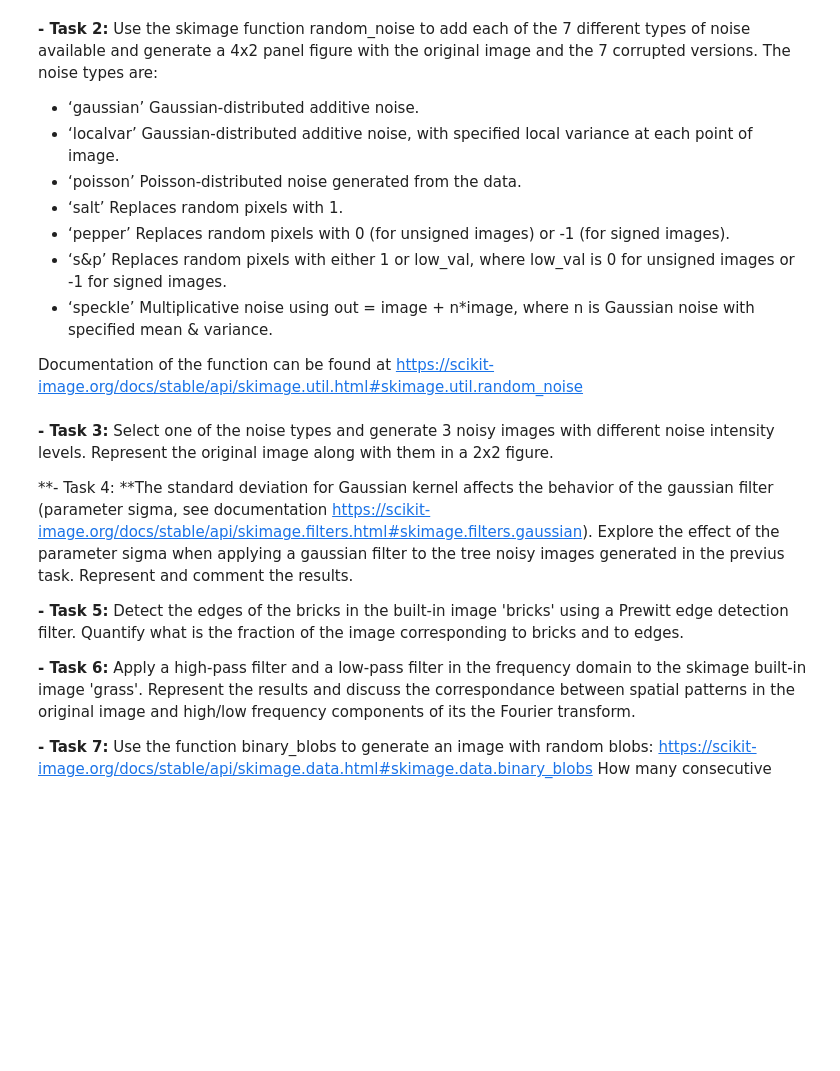
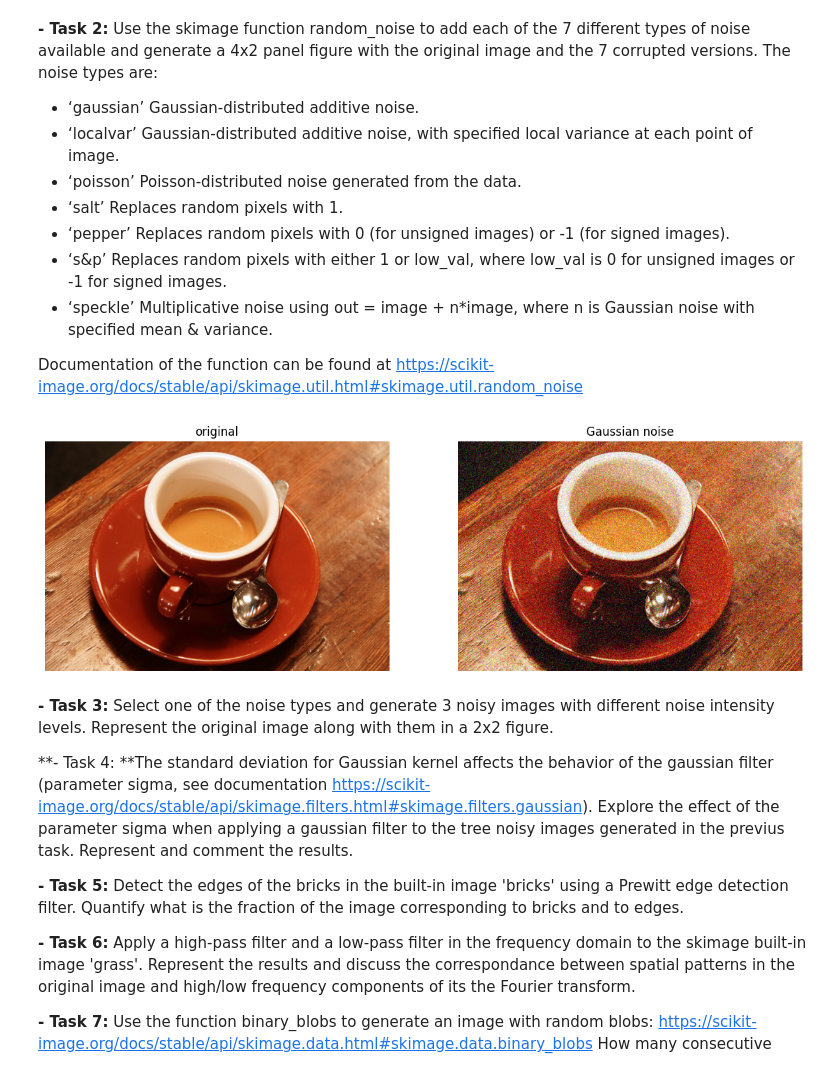
Before and after one commit to Mahsa-Goudarzi/ComputerVision, a Jupyter notebook: M1_Image Processing/Exercise 1.ipynb, the cells around one changed output. Drawn from its saved outputs; the diff is of its cells as text; code cells hidden in the pictures; blank space fills up the shorter version.

```diff
--- a/M1_Image Processing/Exercise 1.ipynb
+++ b/M1_Image Processing/Exercise 1.ipynb
@@ -45,6 +45,35 @@ n is Gaussian noise with specified mean & variance.
 
 Documentation of the function can be found at
 https://scikit-image.org/docs/stable/api/skimage.util.html#skimage.util.random_noise
+# %%
+def plot_comparison(original, filtered, filter_name):
+
+    fig, (ax1, ax2) = plt.subplots(ncols=2, figsize=(14, 6), sharex=True,
+                                   sharey=True)
+    ax1.imshow(original, cmap=plt.cm.gray)
+    ax1.set_title('original')
+    ax1.axis('off')
+    ax2.imshow(filtered, cmap=plt.cm.gray)
+    ax2.set_title(filter_name)
+    ax2.axis('off')
+# %%
+import matplotlib.pyplot as plt
+import numpy as np
+from skimage.util import random_noise
+
+#create a 4x2 panel figure for showing images
+fig, (ax1, ax2) = plt.subplots(ncols=2, figsize=(14, 6), sharex=True,
+                                   sharey=True)
+
+#create noisy images
+sigma = 0.15
+noisy_image_normal = random_noise(IC, var=sigma**2)
+
+plot_comparison(IC,noisy_image_normal,'Gaussian noise')
+
+#show the noisy images
+# %% [output]
+[figure, added]
 # %% [markdown]
 
 
```
